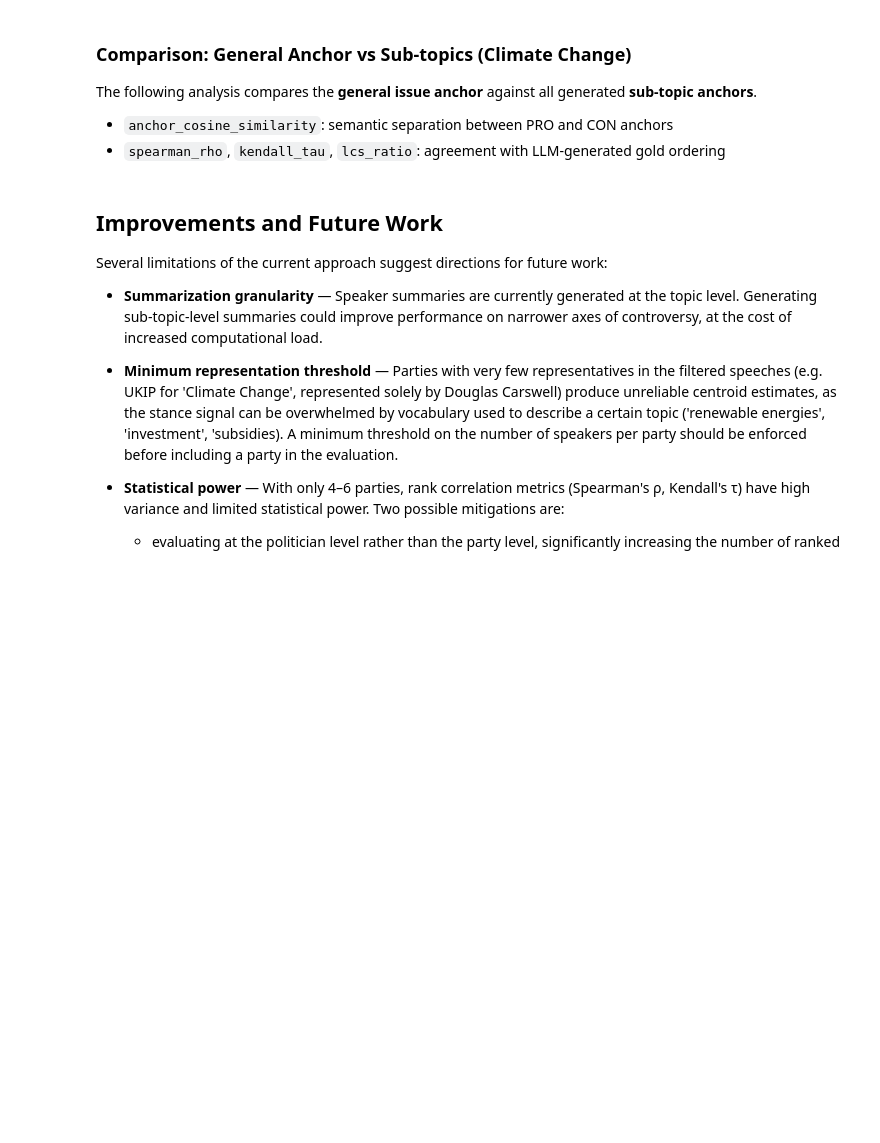
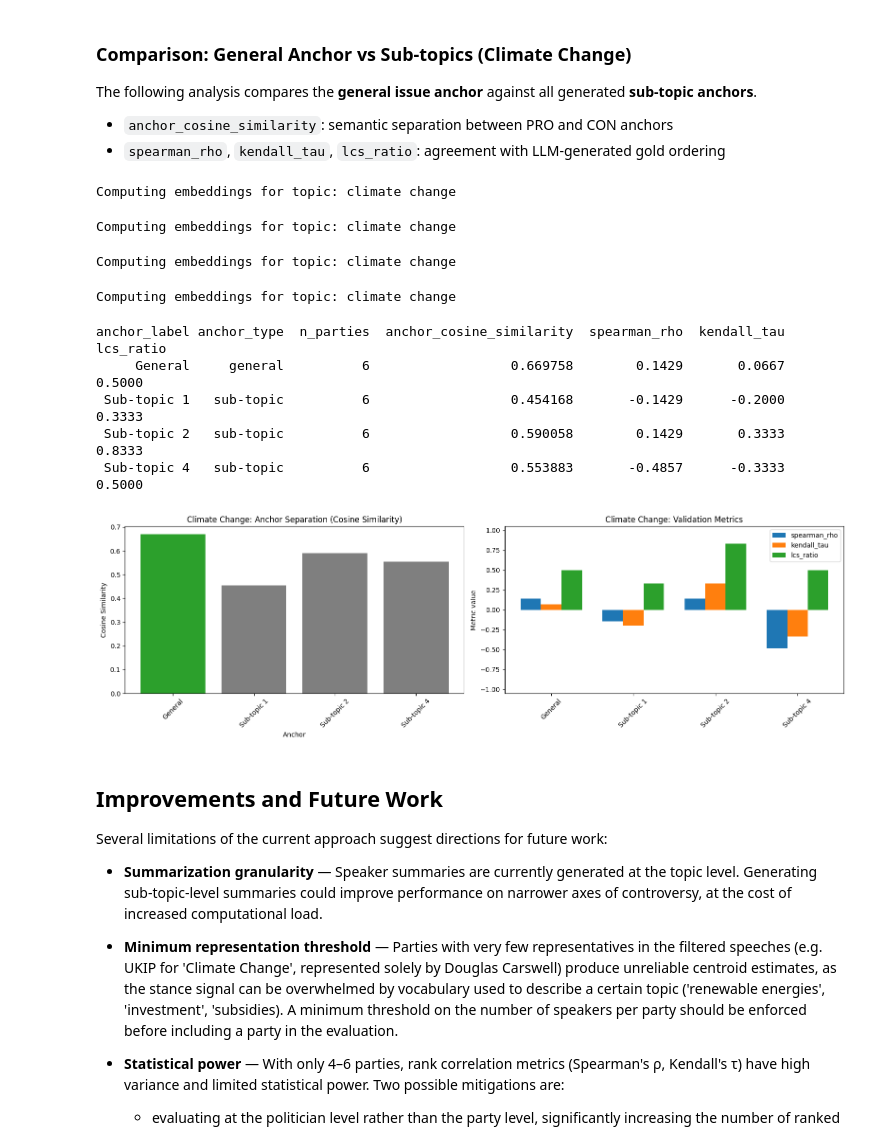
Before and after one commit to fedefraschio/stance-detection-uk-parliament, a Jupyter notebook: notebooks/stance_detection.ipynb, the cells around one changed output. Saved outputs shown, nothing was run; the diff lists cells and outputs as text; code cells hidden in the pictures; blank space fills up the shorter version.

```diff
--- a/notebooks/stance_detection.ipynb
+++ b/notebooks/stance_detection.ipynb
@@ -732,3 +757,15 @@ Computing embeddings for topic: climate change
 uk.plot_axis_of_controversy(party_df, issue=issue, anchors=anchors[1])
 # %% [output]
 [figure]
+# %%
+# evaluation of the ordering of parties along the controversy axis
+parties = party_df['party'].tolist()
+
+gold_ordering = uk.generate_gold_standard(parties=parties, anchors=anchors[1], years=years)
+
+print("Predicted ordering:", parties)
+print("Gold standard ordering:", gold_ordering)
+
+metrics = uk.evaluate_ordering(pred_ordering=parties, gold_ordering=gold_ordering)
+climate_change_metrics_by_anchor[1] = metrics
+print(metrics)
@@ -770,8 +803,0 @@ Computing embeddings for topic: climate change
-# %%
-# controversy axis based on anchor 5 (pro) and anchor 6 (con)
-speaker_embeddings, anchor_embeddings = uk.compute_embeddings(topic, anchors[4])
-issue = anchors[4]['topic']
-party_df = uk.axis_of_controversy(topic, issue=issue, anchor_embeddings=anchor_embeddings, speaker_embeddings=speaker_embeddings)
-# order by controversy score
-party_df = party_df.sort_values(by='controversy_score', ascending=True)
-party_df
@@ -792,14 +805,12 @@ uk.plot_axis_of_controversy(party_df, issue=issue, anchors=anchors[4])
 # evaluation of the ordering of parties along the controversy axis
 parties = party_df['party'].tolist()
 
-gold_ordering = uk.generate_gold_standard(parties=parties, anchors=anchors[4], years=years)
+gold_ordering = uk.generate_gold_standard(parties=parties, anchors=anchors[3], years=years)
 
 print("Predicted ordering:", parties)
 print("Gold standard ordering:", gold_ordering)
 
 metrics = uk.evaluate_ordering(pred_ordering=parties, gold_ordering=gold_ordering)
-if 'climate_metrics_by_anchor' not in globals():
-    climate_metrics_by_anchor = {}
-climate_metrics_by_anchor[4] = metrics
+climate_change_metrics_by_anchor[3] = metrics
 print(metrics)
 # %% [output]
@@ -807,3 +820,11 @@ ResponseError: model requires more system memory (5.5 GiB) than is available (4.
+# %%
+# save metrics on external file
+with open(f'./../data/processed/climate_change_metrics_by_anchor.json', 'w') as f:
+    json.dump(climate_change_metrics_by_anchor, f, indent=4)
+
+# load metrics from external file
+with open(f'./../data/processed/climate_change_metrics_by_anchor.json', 'r') as f:
+    climate_change_metrics_by_anchor = json.load(f)
 # %% [markdown]
 ### Comparison: General Anchor vs Sub-topics (Climate Change)
 
@@ -814,7 +835,7 @@ The following analysis compares the **general issue anchor** against all generat
 # %%
 # Comparative visualization for Climate Change: general anchor vs sub-topics
 climate_topic = topic
-climate_selected_indices = [0, 1, 3, 4]
+climate_selected_indices = [0, 1, 3]
 
 def _metrics_for_index(metrics_by_anchor, index):
     if not isinstance(metrics_by_anchor, dict):
@@ -822,7 +843,7 @@ def _metrics_for_index(metrics_by_anchor, index):
     return metrics_by_anchor.get(index, metrics_by_anchor.get(str(index), {}))
 
 climate_general_metrics = climate_general_metrics if isinstance(climate_general_metrics, dict) else {}
-climate_metrics_by_anchor = climate_metrics_by_anchor if isinstance(climate_metrics_by_anchor, dict) else {}
+climate_change_metrics_by_anchor = climate_change_metrics_by_anchor if isinstance(climate_change_metrics_by_anchor, dict) else {}
 
 comparison_rows = []
 anchor_sets = [('General', general_anchors, None)] + [
@@ -857,7 +878,7 @@ for label, anchor_set, anchor_index in anchor_sets:
             'lcs_ratio': climate_general_metrics.get('lcs_ratio'),
         })
     else:
-        metrics = _metrics_for_index(climate_metrics_by_anchor, anchor_index)
+        metrics = _metrics_for_index(climate_change_metrics_by_anchor, anchor_index)
         row.update({
             'spearman_rho': metrics.get('spearman_rho'),
             'kendall_tau': metrics.get('kendall_tau'),
@@ -866,33 +887,44 @@ for label, anchor_set, anchor_index in anchor_sets:
 
     comparison_rows.append(row)
 
 climate_comparison_df = pd.DataFrame(comparison_rows)
 print(climate_comparison_df[['anchor_label', 'anchor_type', 'n_parties', 'anchor_cosine_similarity', 'spearman_rho', 'kendall_tau', 'lcs_ratio']].to_string(index=False))
 
 fig, axes = plt.subplots(1, 2, figsize=(16, 5))
 bar_colors = ['#2ca02c' if t == 'general' else '#7f7f7f' for t in climate_comparison_df['anchor_type']]
 
 axes[0].bar(climate_comparison_df['anchor_label'], climate_comparison_df['anchor_cosine_similarity'], color=bar_colors)
 axes[0].set_title('Climate Change: Anchor Separation (Cosine Similarity)')
 axes[0].set_xlabel('Anchor')
 axes[0].set_ylabel('Cosine Similarity')
 axes[0].tick_params(axis='x', rotation=45)
 
 metric_cols = ['spearman_rho', 'kendall_tau', 'lcs_ratio']
 x = range(len(climate_comparison_df))
 width = 0.25
 for i, metric_name in enumerate(metric_cols):
     offsets = [xi + (i - 1) * width for xi in x]
     axes[1].bar(offsets, pd.to_numeric(climate_comparison_df[metric_name], errors='coerce'), width=width, label=metric_name)
 
 axes[1].set_xticks(list(x))
 axes[1].set_xticklabels(climate_comparison_df['anchor_label'], rotation=45)
 axes[1].set_ylim(-1.05, 1.05)
 axes[1].set_title('Climate Change: Validation Metrics')
 axes[1].set_ylabel('Metric value')
 axes[1].legend()
 plt.tight_layout()
 plt.show()
+# %% [output]
+Computing embeddings for topic: climate change
+Computing embeddings for topic: climate change
+Computing embeddings for topic: climate change
+Computing embeddings for topic: climate change
+anchor_label anchor_type  n_parties  anchor_cosine_similarity  spearman_rho  kendall_tau  lcs_ratio
+     General     general          6                  0.669758        0.1429       0.0667     0.5000
+ Sub-topic 1   sub-topic          6                  0.454168       -0.1429      -0.2000     0.3333
+ Sub-topic 2   sub-topic          6                  0.590058        0.1429       0.3333     0.8333
+ Sub-topic 4   sub-topic          6                  0.553883       -0.4857      -0.3333     0.5000
+[figure, added]
 # %% [markdown]
 ## Improvements and Future Work
 
```
Also changed, not shown: parts of 10 cells of this notebook, 2 other files.
